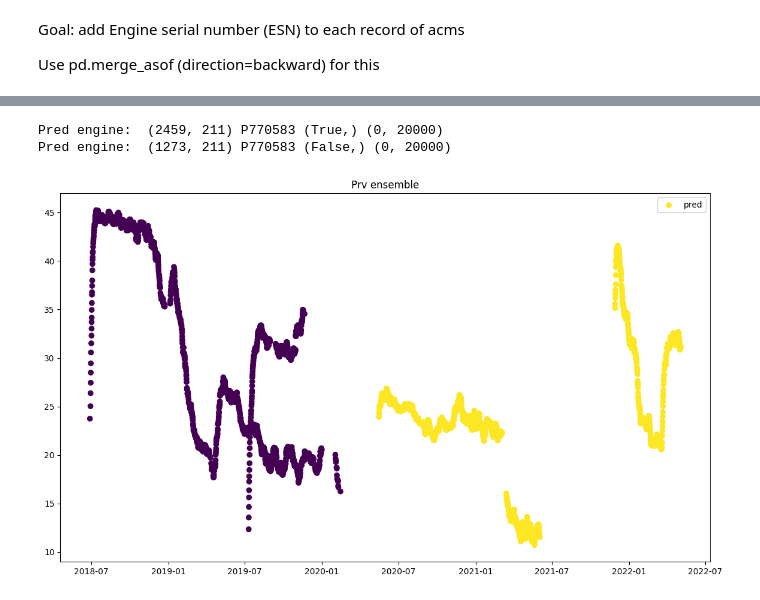
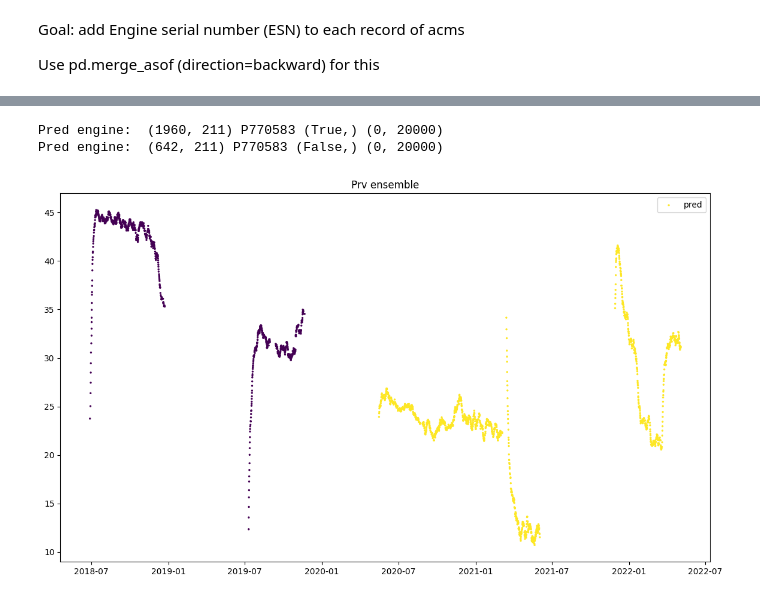
Before and after one commit to skeptlk/ecm, a Jupyter notebook: history_to_onwing.ipynb, the cells around one changed output, grey strips where cells are left out. Drawn from its saved outputs; the diff is of its cells as text; code cells hidden in the pictures.

```diff
--- a/history_to_onwing.ipynb
+++ b/history_to_onwing.ipynb
@@ -33,15 +33,17 @@ for i, row in hist.iterrows():
 
   rr = row[head_n: head_n + (c * cycle_n)]
 
+  if len(rr) == 86:
+    print(rr)
+
   records = rr.to_numpy().reshape(-1, cycle_n)
 
   records_pd = pd.DataFrame(records, columns=rec_columns, dtype='string')
 
   records_pd['Engine type'] = str(engtype)
   records_pd['ESN'] = str(esn)
-  records_pd['Install Date'] = pd.to_datetime(records_pd['Install Date'], format='mixed')
-  records_pd['Removal Date'] = pd.to_datetime(records_pd['Removal Date'], format='mixed')
-
+  records_pd['Install Date'] = pd.to_datetime(records_pd['Install Date'], format='mixed', errors='coerce')
+  records_pd['Removal Date'] = pd.to_datetime(records_pd['Removal Date'], format='mixed', errors='coerce')
 
   result.append(records_pd)
 
@@ -466,14 +476,14 @@ data.to_csv("export.csv", index=False)
 # %%
 eng = acms.query("esn == 'P770583'").query(f"{x_param} > 0 and {y_param} > 0 and {theta_param} > -100")
 
 pred = model.predict(eng, smoothed=True)
 
 plt.figure(figsize=(14, 8))
 plt.title(f'Prv ensemble')
-plt.scatter(eng['reportts'], pred, c=eng["pos"])
+plt.scatter(eng['reportts'], pred, c=eng["pos"], s=2)
 plt.legend(['pred'])
 plt.show()
 # %% [output]
-Pred engine:  (2459, 211) P770583 (True,) (0, 20000)
-Pred engine:  (1273, 211) P770583 (False,) (0, 20000)
+Pred engine:  (1960, 211) P770583 (True,) (0, 20000)
+Pred engine:  (642, 211) P770583 (False,) (0, 20000)
-[figure, old version]
+[figure, new version]
```
Also changed, not shown: parts of 9 cells of this notebook.
